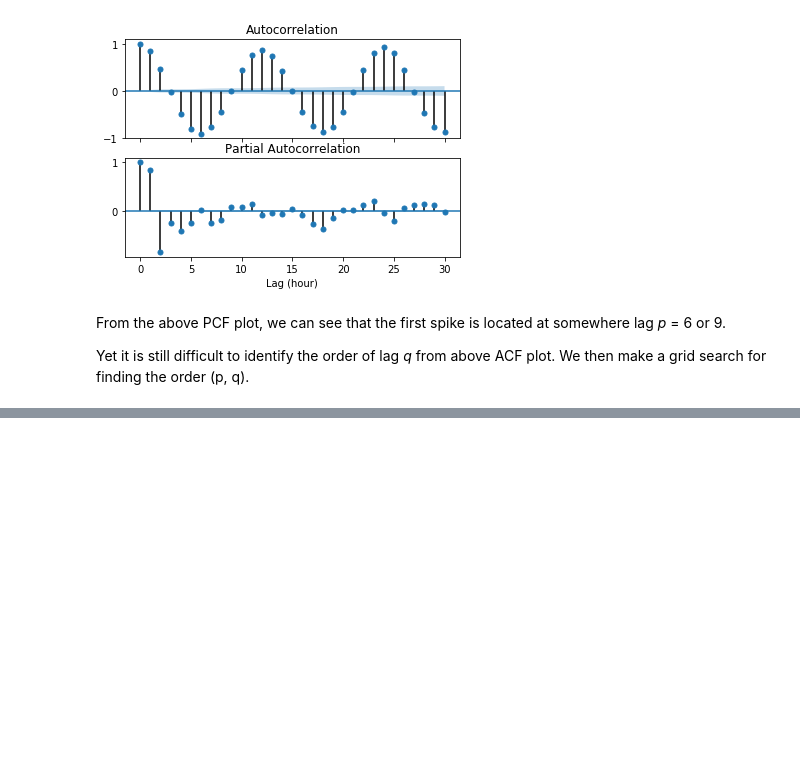
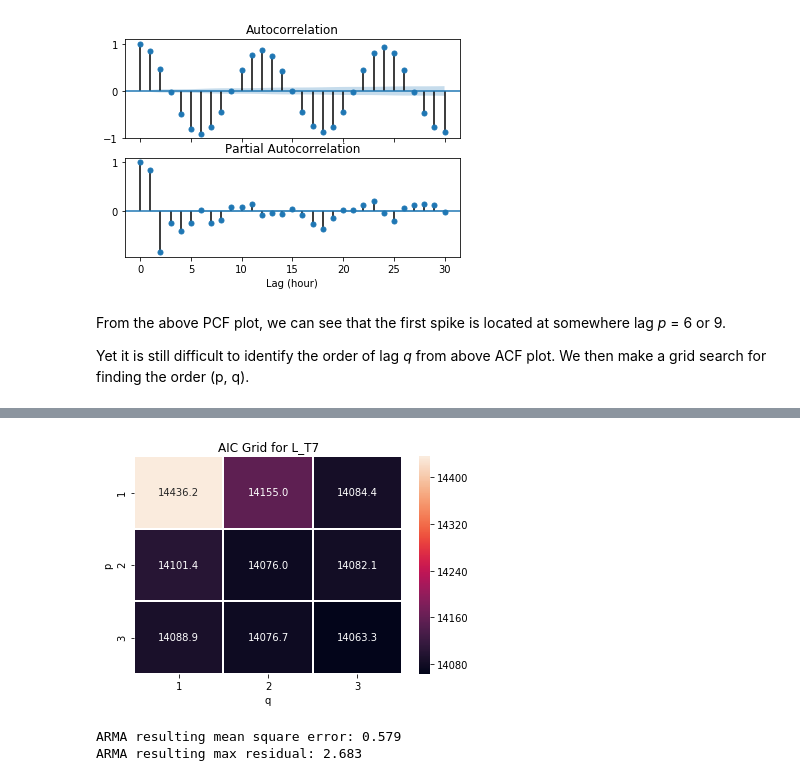
Before and after one commit to chengh42/Cyber-Data-Analytics, a Jupyter notebook: batadal/Task2_ARMA.ipynb, the cells around one changed output, grey strips where cells are left out. Cells and saved outputs as stored; diff of their text form; code cells hidden in the pictures; blank space fills up the shorter version.

```diff
--- a/batadal/Task2_ARMA.ipynb
+++ b/batadal/Task2_ARMA.ipynb
@@ -436,0 +175,15 @@ res = res - np.mean(res)
+# %%
+# Load dataset
+dftrain1 = pd.read_csv('./data/BATADAL_dataset03.csv')
+dftrain2 = pd.read_csv('./data/BATADAL_dataset04.csv')
+
+# Modify string date to timestamp
+dftrain1.DATETIME = dftrain1.DATETIME.apply(lambda s: pd.to_datetime(s, format = '%d/%m/%y %H'))
+dftrain2.DATETIME = dftrain2.DATETIME.apply(lambda s: pd.to_datetime(s, format = '%d/%m/%y %H'))
+
+# Remove the spaces in column names
+dftrain2.columns = dftrain2.columns.str.strip()
+
+# Set timestamp as index
+dftrain1.set_index('DATETIME', inplace = True)
+dftrain2.set_index('DATETIME', inplace = True)
@@ -436,0 +239,21 @@ res = res - np.mean(res)
+# %%
+# define train and test data (for a single signal)
+signal = 'L_T7'
+
+test = test_df[signal]
+train = dftrain1[signal]
+# %%
+# double-check that the ARMA(p, q) model is sufficiently good
+aic_heatmap(train, ps = range(1, 3+1), qs = range(1, 3+1),
+            title = 'AIC Grid for L_T7')
+# %% [output]
+[figure, added]
+# %%
+# predict training-2 series based on training-1 data
+predictions, error, max_residual = arma_train_predict(train, test, p=2, q=2) #if necessary set showlog = True
+
+print('ARMA resulting mean square error: %0.3f' % error)
+print('ARMA resulting max residual: %0.3f' % max_residual)
+# %% [output]
+ARMA resulting mean square error: 0.579
+ARMA resulting max residual: 2.683
```
Also changed, not shown: parts of 70 cells of this notebook.
